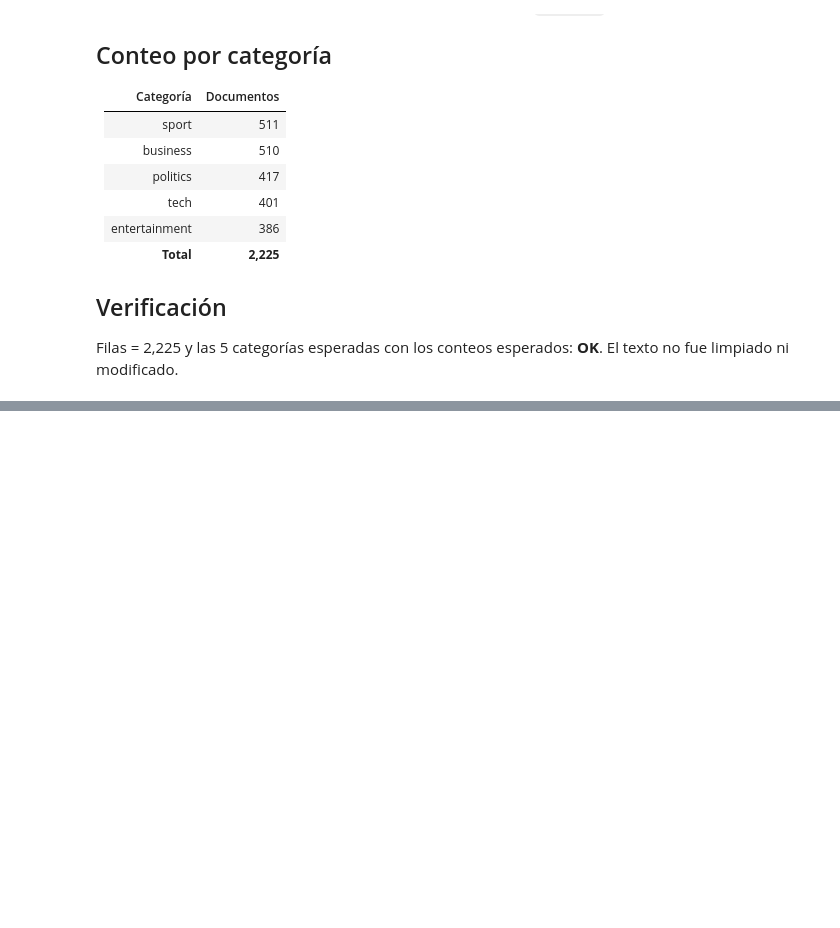
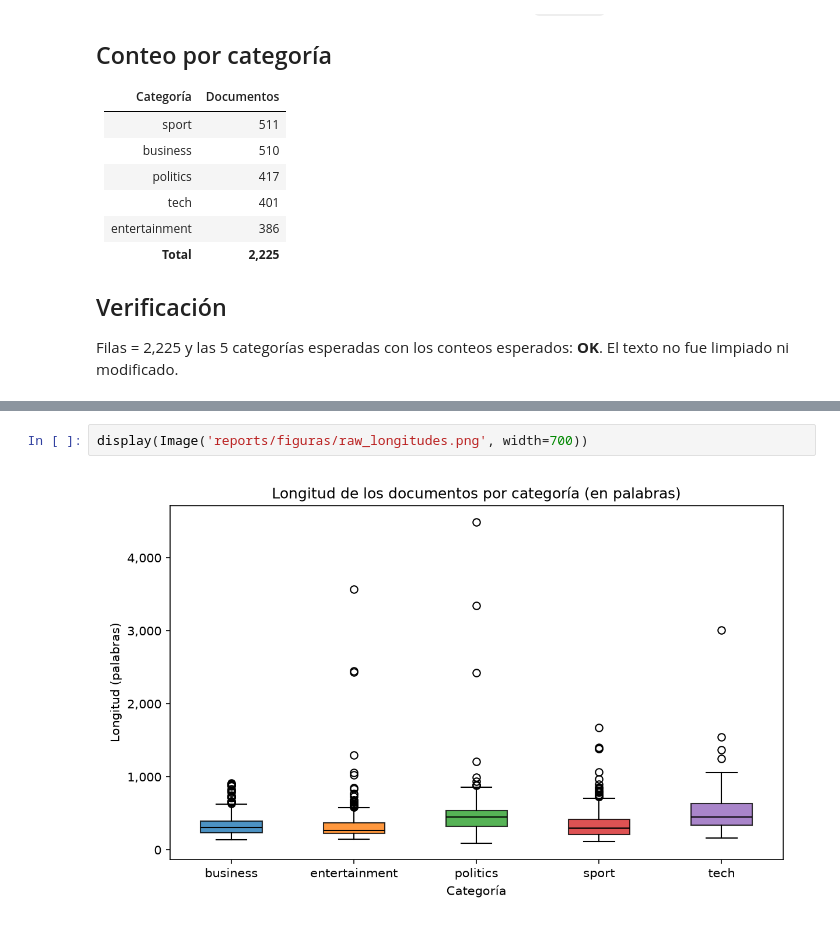
Before and after one commit to DiegoMoctezuma/Recuperaci-nInformaci-n, a Jupyter notebook: práctica.ipynb, the cells around one changed output, grey strips where cells are left out. Cells and saved outputs as stored; diff of their text form; blank space fills up the shorter version.

```diff
--- a/práctica.ipynb
+++ b/práctica.ipynb
@@ -129,0 +173,4 @@ Filas = 2,225 y las 5 categorías esperadas con los conteos esperados: **OK**. E
+# %%
+display(Image('reports/figuras/raw_longitudes.png', width=700))
+# %% [output]
+[figure, added]
```
Also changed, not shown: parts of 8 cells of this notebook, 9 other files.
